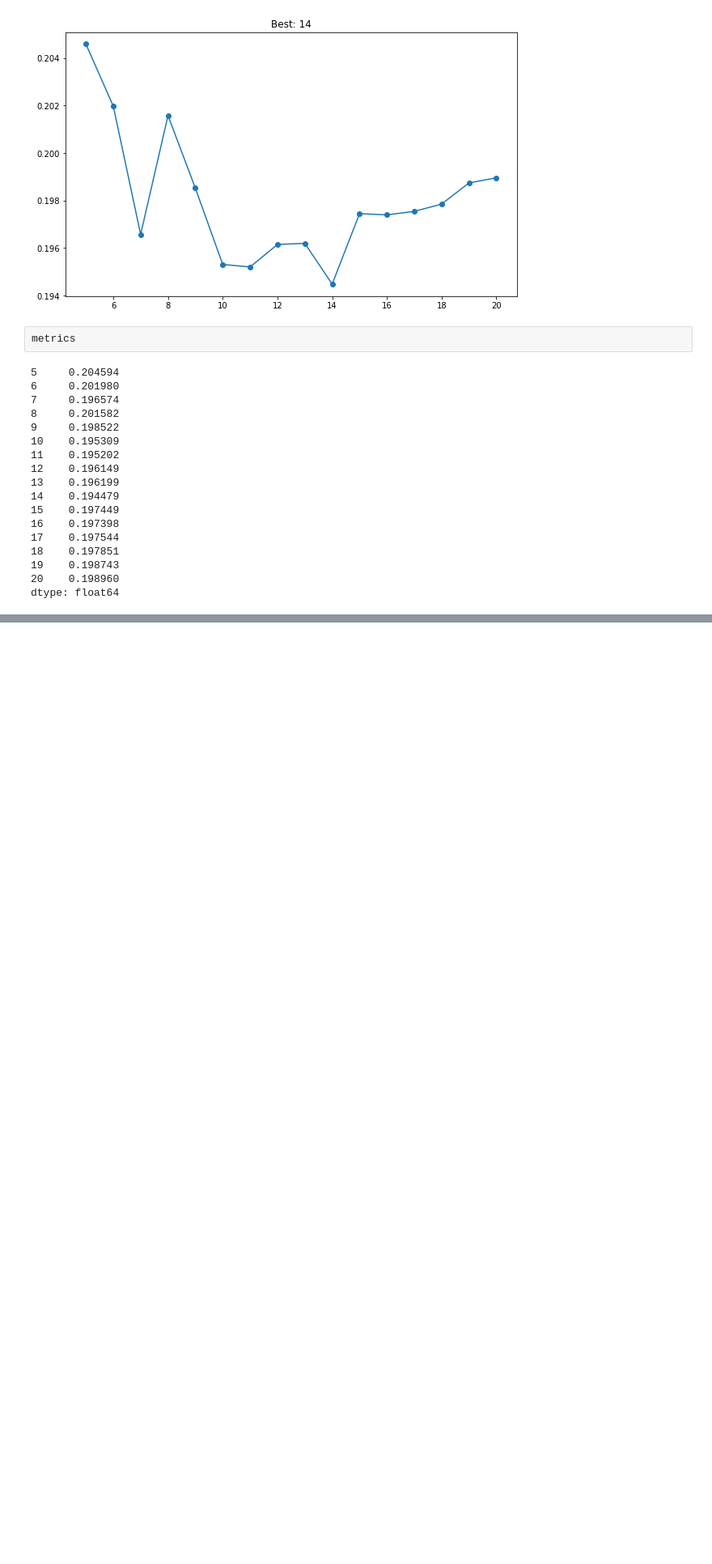
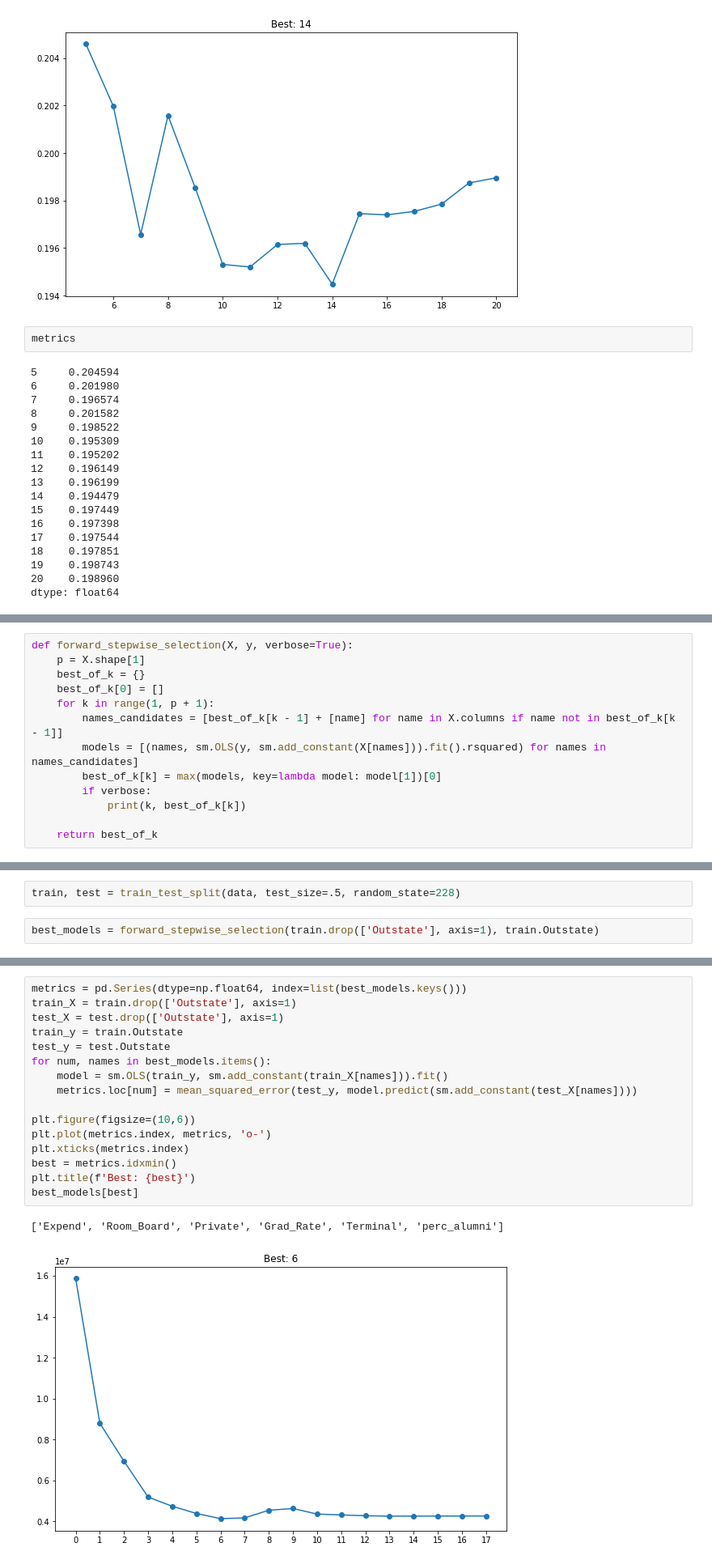
Before and after one commit to vivialprt/ISLR, a Jupyter notebook: Chapter7/Solution.ipynb, the cells around one changed output, grey strips where cells are left out. Shown: that part at 81% size. Cells and saved outputs as stored; diff of their text form; blank space fills up the shorter version.

```diff
--- a/Chapter7/Solution.ipynb
+++ b/Chapter7/Solution.ipynb
@@ -601,0 +624,13 @@ Generalized Linear Model Regression Results
+# %%
+def forward_stepwise_selection(X, y, verbose=True):
+    p = X.shape[1]
+    best_of_k = {}
+    best_of_k[0] = []
+    for k in range(1, p + 1):
+        names_candidates = [best_of_k[k - 1] + [name] for name in X.columns if name not in best_of_k[k - 1]]
+        models = [(names, sm.OLS(y, sm.add_constant(X[names])).fit().rsquared) for names in names_candidates]
+        best_of_k[k] = max(models, key=lambda model: model[1])[0]
+        if verbose:
+            print(k, best_of_k[k])
+
+    return best_of_k
@@ -601,0 +639,4 @@ Generalized Linear Model Regression Results
+# %%
+train, test = train_test_split(data, test_size=.5, random_state=228)
+# %%
+best_models = forward_stepwise_selection(train.drop(['Outstate'], axis=1), train.Outstate)
@@ -601,0 +661,19 @@ Generalized Linear Model Regression Results
+# %%
+metrics = pd.Series(dtype=np.float64, index=list(best_models.keys()))
+train_X = train.drop(['Outstate'], axis=1)
+test_X = test.drop(['Outstate'], axis=1)
+train_y = train.Outstate
+test_y = test.Outstate
+for num, names in best_models.items():
+    model = sm.OLS(train_y, sm.add_constant(train_X[names])).fit()
+    metrics.loc[num] = mean_squared_error(test_y, model.predict(sm.add_constant(test_X[names])))
+
+plt.figure(figsize=(10,6))
+plt.plot(metrics.index, metrics, 'o-')
+plt.xticks(metrics.index)
+best = metrics.idxmin()
+plt.title(f'Best: {best}')
+best_models[best]
+# %% [output]
+['Expend', 'Room_Board', 'Private', 'Grad_Rate', 'Terminal', 'perc_alumni']
+[figure, added]
```
Also changed, not shown: parts of 36 cells of this notebook.
